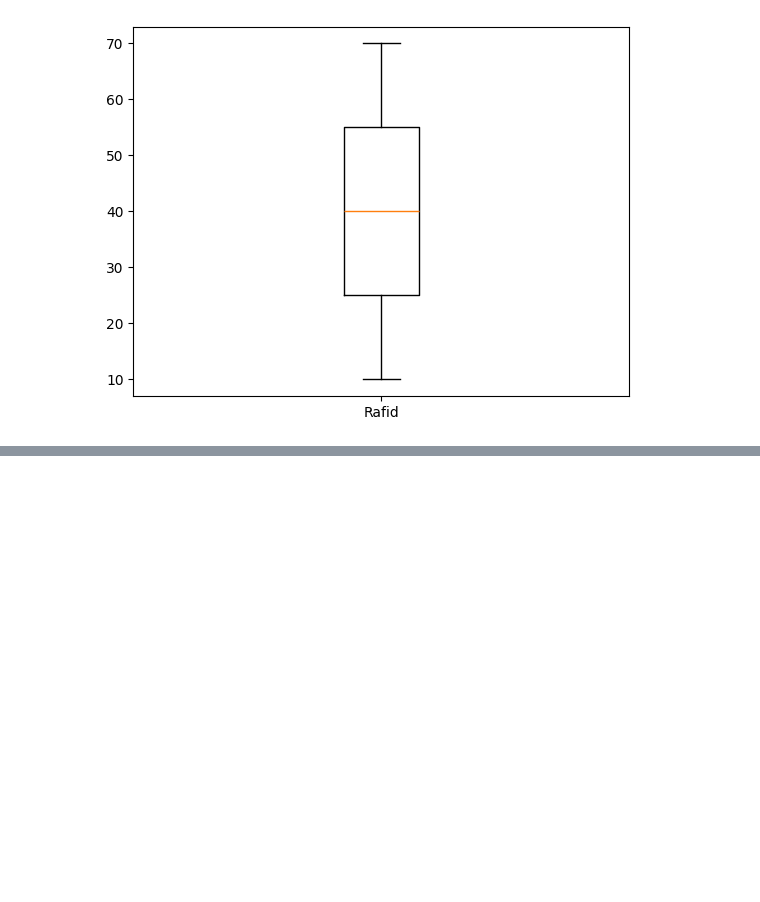
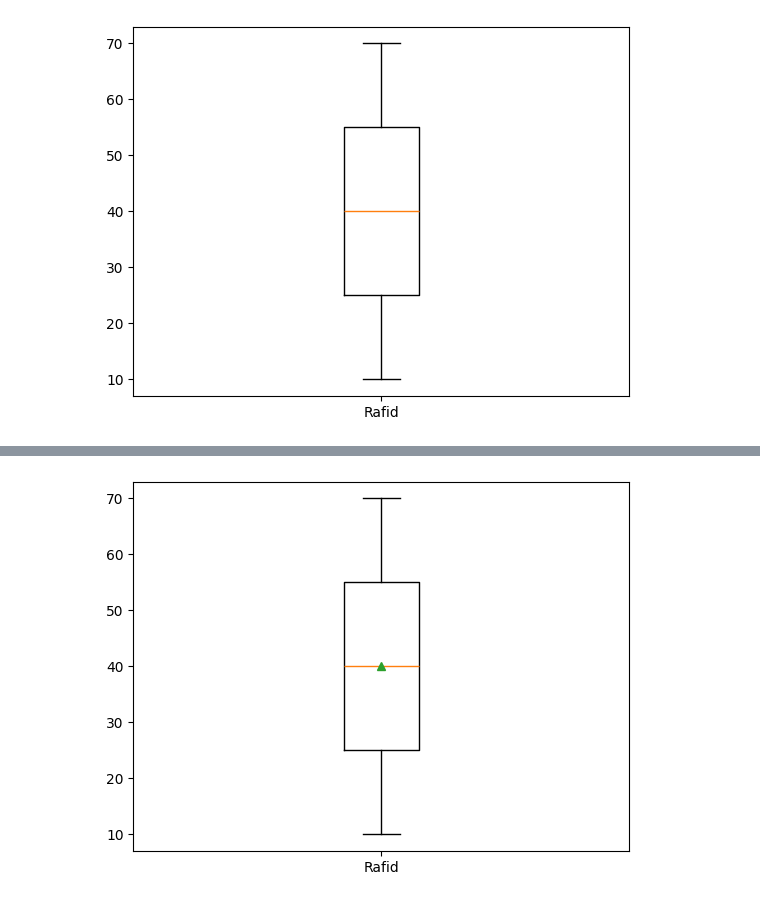
Before and after one commit to RBH2004/matplotlib, a Jupyter notebook: seventh.ipynb, the cells around one changed output, grey strips where cells are left out. Drawn from its saved outputs; the diff is of its cells as text; code cells hidden in the pictures; blank space fills up the shorter version.

```diff
--- a/seventh.ipynb
+++ b/seventh.ipynb
@@ -46,0 +49,8 @@ plt.show()
+# %%
+import matplotlib.pyplot as plt
+
+x=[10,20,30,40,50,60,70]
+plt.boxplot(x,labels=['Rafid'],patch_artist=False,showmeans=True)
+plt.show()
+# %% [output]
+[figure, added]
```
Also changed, not shown: parts of 2 cells of this notebook.
